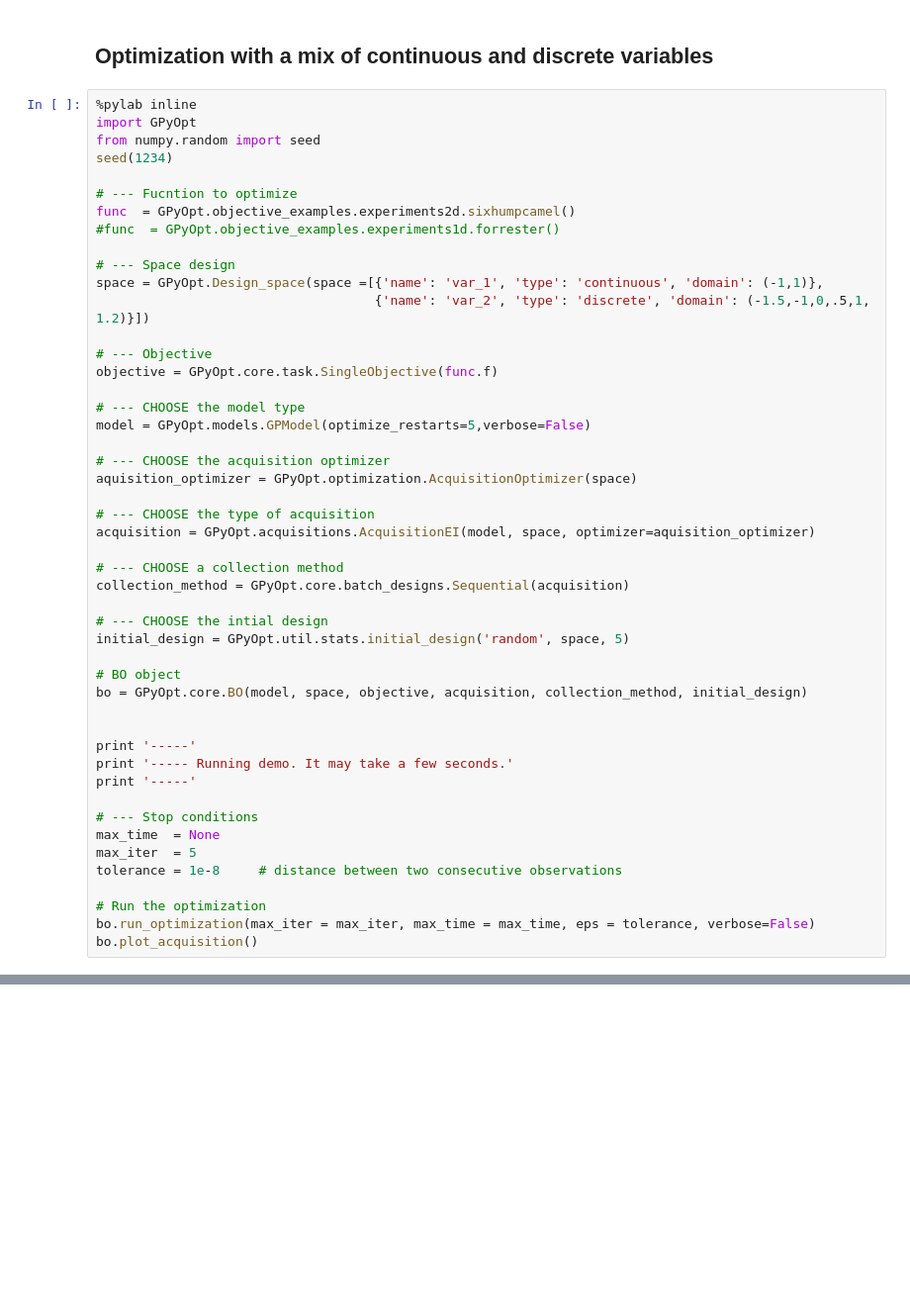
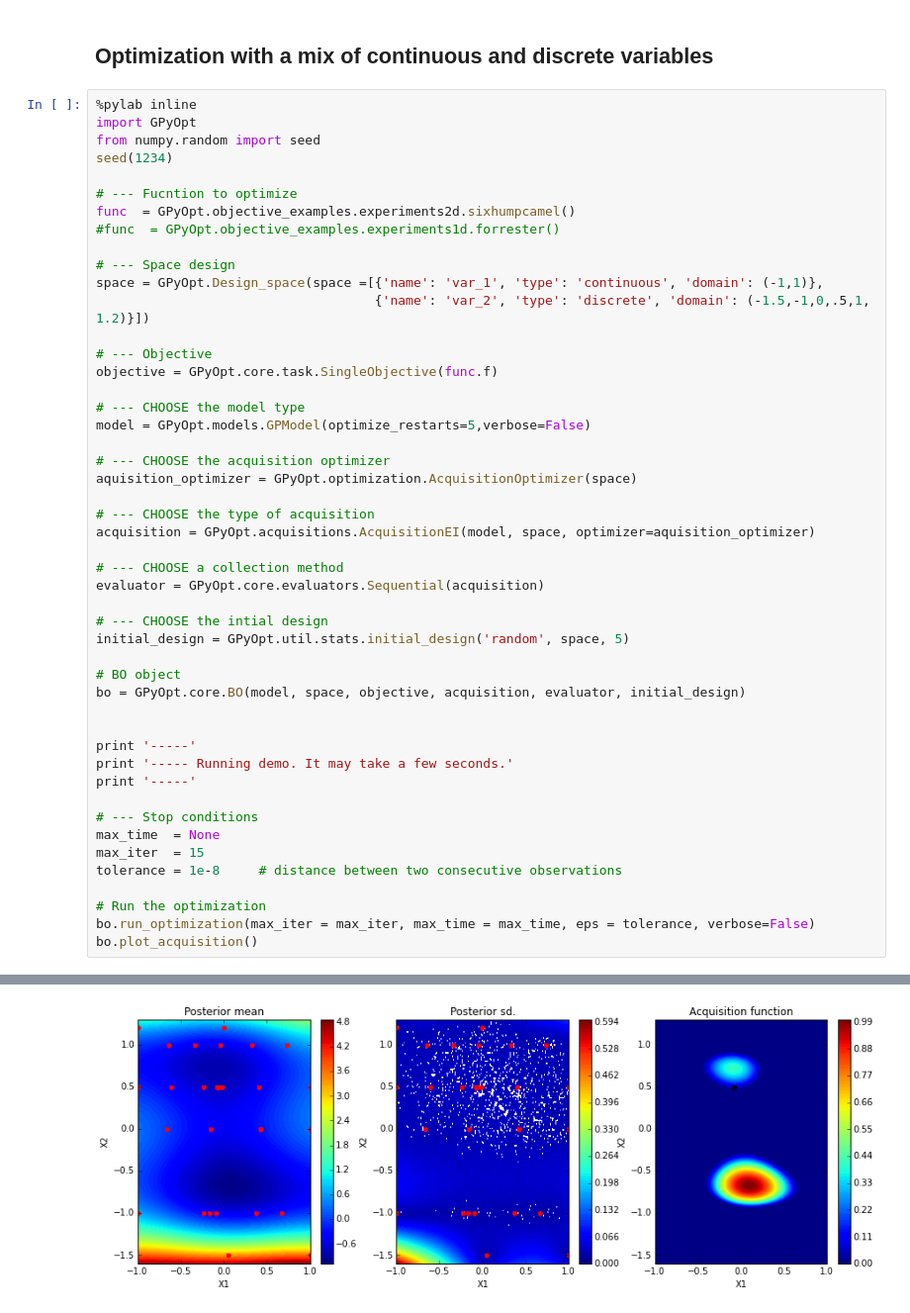
Before and after one commit to SheffieldML/GPyOpt, a Jupyter notebook: manual/Mixed domain optimization.ipynb, the cells around one changed output, grey strips where cells are left out. Shown: that part at 99% size. Saved outputs shown, nothing was run; the diff lists cells and outputs as text; blank space fills up the shorter version.

```diff
--- a/manual/Mixed domain optimization.ipynb
+++ b/manual/Mixed domain optimization.ipynb
@@ -27,13 +27,13 @@ aquisition_optimizer = GPyOpt.optimization.AcquisitionOptimizer(space)
 acquisition = GPyOpt.acquisitions.AcquisitionEI(model, space, optimizer=aquisition_optimizer)
 
 # --- CHOOSE a collection method
-collection_method = GPyOpt.core.batch_designs.Sequential(acquisition)
+evaluator = GPyOpt.core.evaluators.Sequential(acquisition)
 
 # --- CHOOSE the intial design
 initial_design = GPyOpt.util.stats.initial_design('random', space, 5)
 
 # BO object
-bo = GPyOpt.core.BO(model, space, objective, acquisition, collection_method, initial_design)
+bo = GPyOpt.core.BO(model, space, objective, acquisition, evaluator, initial_design)
 
 
 print '-----'
@@ -42,7 +42,7 @@ print '-----'
 
 # --- Stop conditions
 max_time  = None
-max_iter  = 5
+max_iter  = 15
 tolerance = 1e-8     # distance between two consecutive observations
 
 # Run the optimization
@@ -53,0 +57 @@ TypeError: __init__() takes exactly 3 arguments (2 given)
+[figure, added]
```
Also changed, not shown: parts of 6 cells of this notebook, 4 other files.
